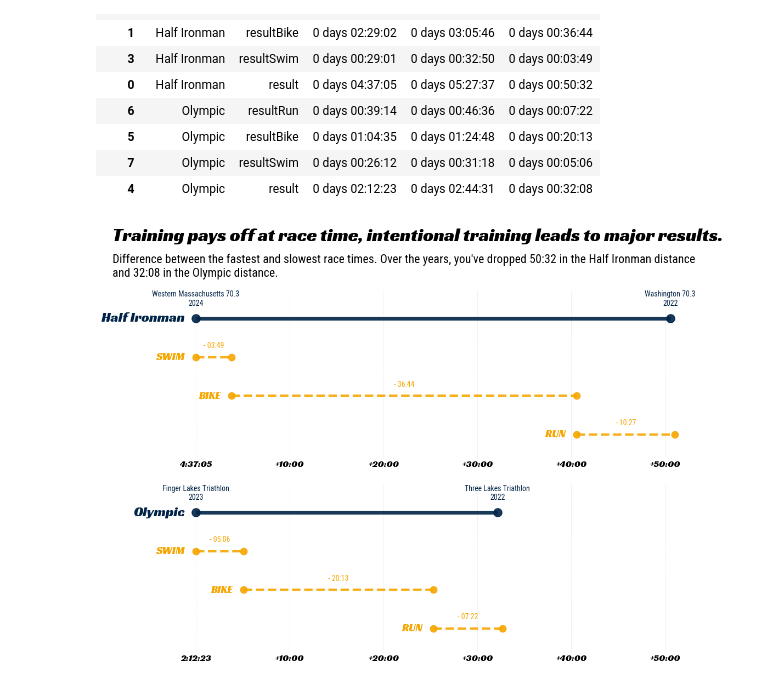
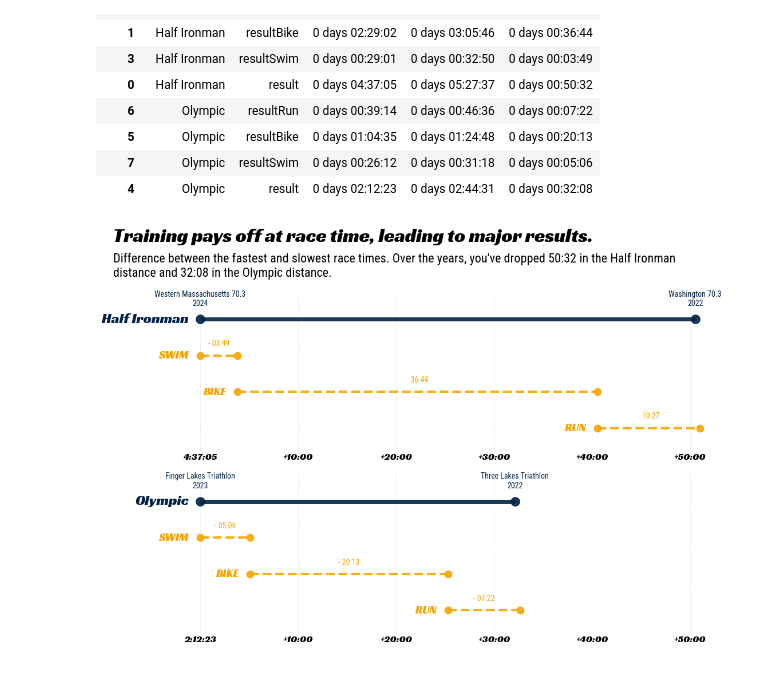
Before and after one commit to NotDachun/trainingpeaks-rewind, a Jupyter notebook: notebooks/lollipop_chart.ipynb, the cells around one changed output. Cells and saved outputs as stored; diff of their text form; code cells hidden in the pictures.

```diff
--- a/notebooks/lollipop_chart.ipynb
+++ b/notebooks/lollipop_chart.ipynb
@@ -134,15 +134,15 @@ df_records
 | 7 | Olympic | resultSwim | 0 days 00:26:12 | 0 days 00:31:18 | 0 days 00:05:06 |
 | 4 | Olympic | result | 0 days 02:12:23 | 0 days 02:44:31 | 0 days 00:32:08 |
 # %%
-fig, (title_ax, *ax) = plt.subplots(nrows=df_records["eventDistance"].nunique() + 1, ncols=1, figsize=(12, 10),
+fig, (title_ax, *ax) = plt.subplots(nrows=df_records["eventDistance"].nunique() + 1, ncols=1, figsize=(12, 9),
                                    gridspec_kw={'height_ratios': [0.2] + [1]*df_records["eventDistance"].nunique()})
 
 # Add title and subtitle
-title_ax.text(-0.145, 0.7, 'Training pays off at race time, intentional training leads to major results.', horizontalalignment='left', font=title_font, size=24)
+title_ax.text(-0.145, 0.85, 'Training pays off at race time, leading to major results.', horizontalalignment='left', font=title_font, size=24)
 
 time_diff_half_ironman = format_timedelta(df_records[(df_records["eventDistance"] == "Half Ironman") & (df_records["split"] == "result")]["diff"].values[0])[2:]
 time_diff_olympic = format_timedelta(df_records[(df_records["eventDistance"] == "Olympic") & (df_records["split"] == "result")]["diff"].values[0])[2:]
-title_ax.text(-0.145, 0.32, f'Difference between the fastest and slowest race times. Over the years, you\'ve dropped {time_diff_half_ironman} in the Half Ironman distance \nand {time_diff_olympic} in the Olympic distance.',
+title_ax.text(-0.145, 0.5, f'Difference between the fastest and slowest race times. Over the years, you\'ve dropped {time_diff_half_ironman} in the Half Ironman \ndistance and {time_diff_olympic} in the Olympic distance.',
              horizontalalignment='left', verticalalignment='top', font=body_font, size=16)
 title_ax.axis('off')
 
@@ -296,31 +296,31 @@ for i, event in enumerate(df_records["eventDistance"].unique()):
             font=title_font
         )
 
     # Customize axis appearance
     ax[i].spines["top"].set_visible(False)
     ax[i].spines["right"].set_visible(False)
     ax[i].spines["left"].set_visible(False)
     ax[i].spines["bottom"].set_visible(False)
 
     ax[i].yaxis.set_visible(False)
 
     ax[i].tick_params(axis="x", bottom=True, top=False, labelbottom=True, labeltop=False, length=0)
     ax[i].set_ylim(-0.25, 1.5)
     ax[i].set_xlim(-60, 3200)
     ax[i].set_xticks(xticks)
     fastest_time = df_event[df_event['split'] == 'result']['fastest'].values[0]
     fastest_time_str = format_timedelta(fastest_time)
     labels = [f"{fastest_time_str}", "+10:00", "+20:00", "+30:00", "+40:00", "+50:00"]
     ax[i].set_xticklabels(labels)
     for tick in ax[i].get_xticklabels():
         tick.set_fontproperties(title_font)
         tick.set_fontsize(12)
         tick.set_color("#000000")
 
     for xtick in xticks:
         ax[i].axvline(xtick, color="#e5e5e5", zorder=0, linestyle="--", linewidth=0.5)
 
 plt.savefig("../figures/lollipop_chart.png", dpi=500, bbox_inches="tight")
 plt.show()
 # %% [output]
-[figure, old version]
+[figure, new version]
```
Also changed, not shown: 8 other files.
